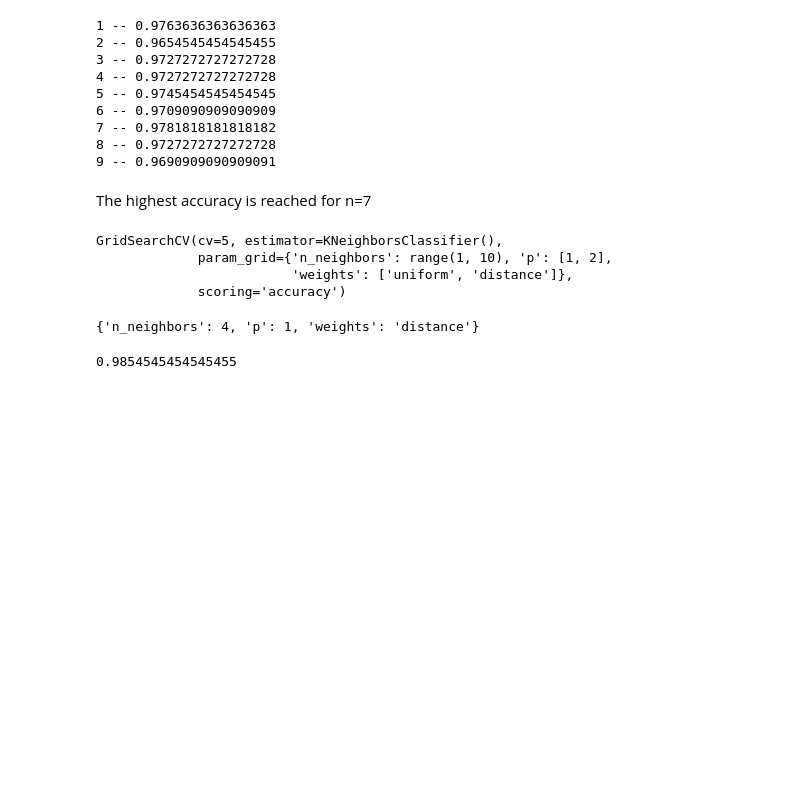
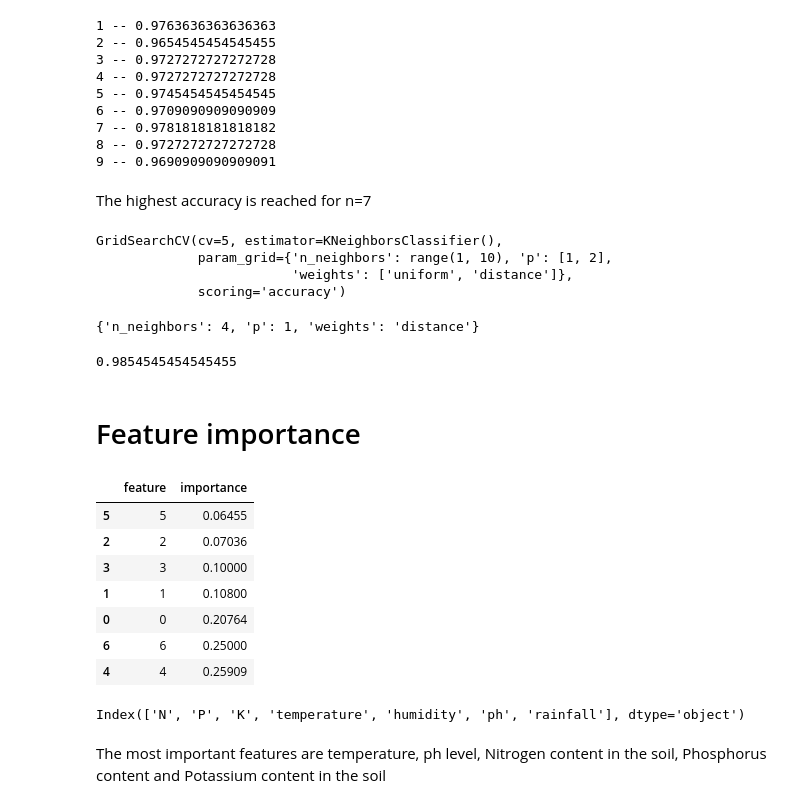
Before and after one commit to aposs1917/Python-portfolio, a Jupyter notebook: knn_crop_recommendation.ipynb, the cells around one changed output. Saved outputs shown, nothing was run; the diff lists cells and outputs as text; code cells hidden in the pictures; blank space fills up the shorter version.

```diff
--- a/knn_crop_recommendation.ipynb
+++ b/knn_crop_recommendation.ipynb
@@ -229,3 +229,5 @@ grid.best_params_
 grid.score(X_test,y_test)
 # %% [output]
 0.9854545454545455
+# %% [markdown]
+# Feature importance
@@ -231,0 +238,25 @@ grid.score(X_test,y_test)
+# %%
+model=KNeighborsClassifier(n_neighbors=4,p=1,weights="distance")
+# %%
+result=permutation_importance(model.fit(X_train,y_train),X_test,y_test,n_repeats=10)
+# %%
+pd.DataFrame({
+        "feature": range(len(result.importances_mean)),
+        "importance":result.importances_mean
+
+    }).sort_values("importance")
+# %% [output]
+|  | feature | importance |
+| 5 | 5 | 0.06455 |
+| 2 | 2 | 0.07036 |
+| 3 | 3 | 0.10000 |
+| 1 | 1 | 0.10800 |
+| 0 | 0 | 0.20764 |
+| 6 | 6 | 0.25000 |
+| 4 | 4 | 0.25909 |
+# %%
+df.drop('label',axis=1).columns
+# %% [output]
+Index(['N', 'P', 'K', 'temperature', 'humidity', 'ph', 'rainfall'], dtype='object')
+# %% [markdown]
+The most important features are temperature, ph level, Nitrogen content in the soil, Phosphorus content and Potassium content in the soil
```
Also changed, not shown: parts of 1 cell of this notebook.
